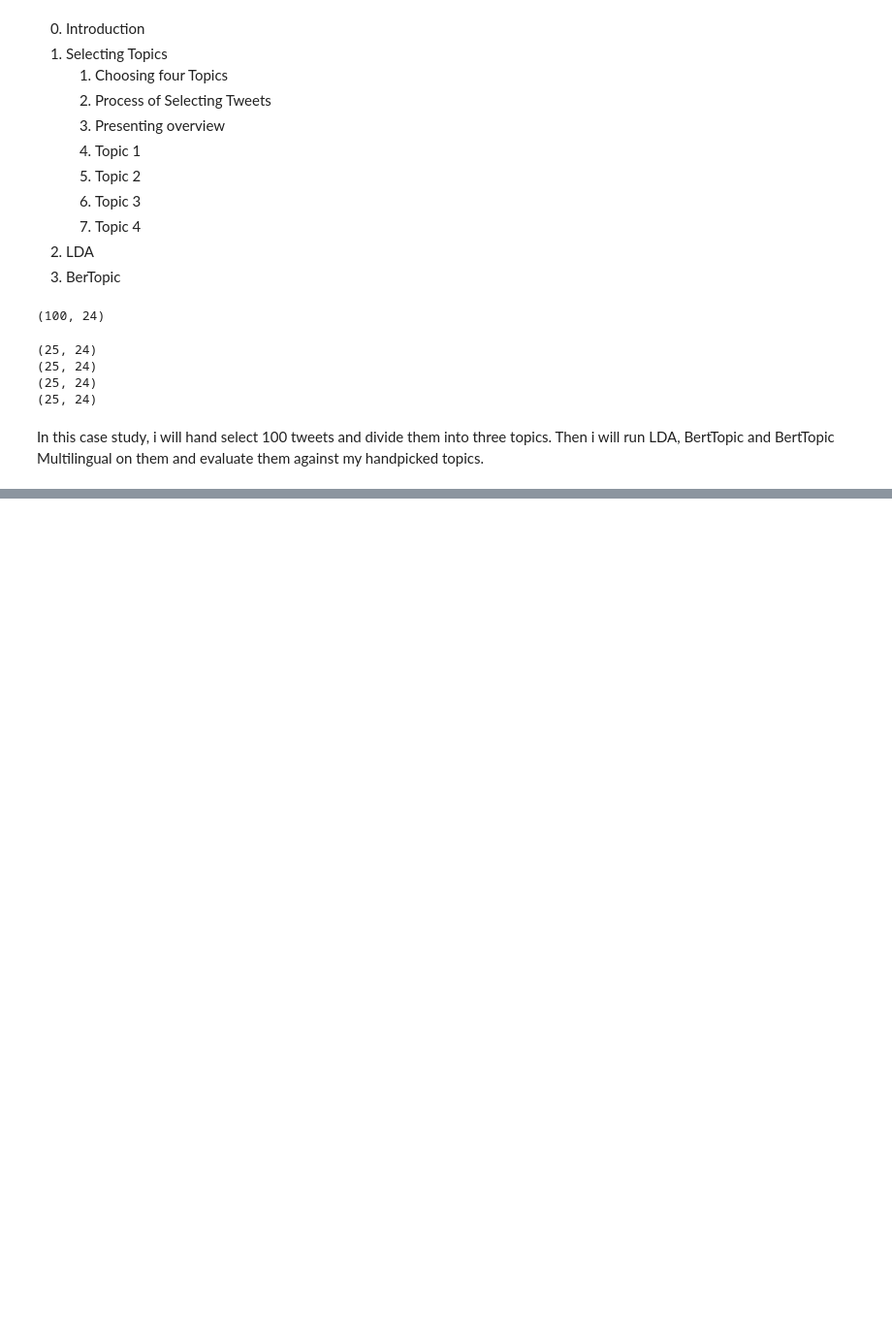
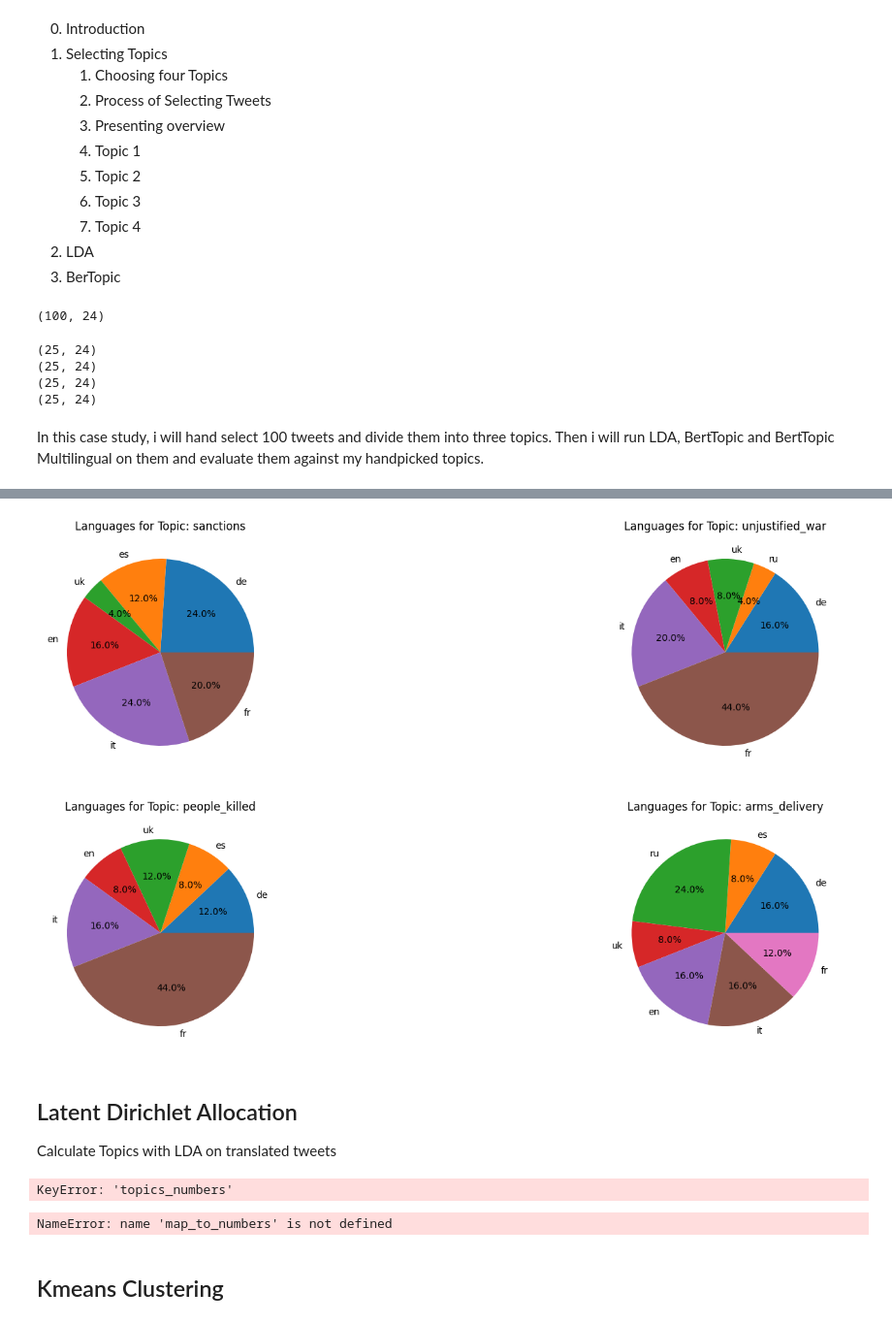
Before and after one commit to Freshpinguin/TopicAnalysisRUWTweets, a Jupyter notebook: 09CaseStudy.ipynb, the cells around one changed output, grey strips where cells are left out. Shown at 97% size. Cells and saved outputs as stored; diff of their text form; code cells hidden in the pictures; blank space fills up the shorter version.

```diff
--- a/09CaseStudy.ipynb
+++ b/09CaseStudy.ipynb
@@ -65,0 +148,26 @@ Index(['Unnamed: 0.2', 'Unnamed: 0.1', 'Unnamed: 0', 'text', 'translated',
+# %%
+import numpy as np
+
+fig, axis = plt.subplots(2, 2)
+
+fig.tight_layout()
+
+
+for ind, ax in enumerate(axis.reshape(-1)):
+
+    df_lang = df.query(f"topics=='{topic_names[ind]}'")
+    languages = df_lang["lang"].unique()
+    language_counts = [df_lang.query(f"lang=='{la}'").shape[0] for la in languages]
+    language_freq = np.array(
+        [la_co / sum(language_counts) for la_co in language_counts]
+    )
+    freqs = language_freq
+
+    ax.pie(freqs, labels=languages, autopct="%1.1f%%")
+    ax.title.set_text(f"Languages for Topic: {topic_names[ind]}")
+plt.show()
+# %% [output]
+[figure, added]
+# %% [markdown]
+## Latent Dirichlet Allocation
+Calculate Topics with LDA on translated tweets
@@ -65,0 +202,10 @@ Index(['Unnamed: 0.2', 'Unnamed: 0.1', 'Unnamed: 0', 'text', 'translated',
+# %%
+get_best_topics(lda_topic_list, df["topics_numbers"].to_list())
+# %% [output]
+KeyError: 'topics_numbers'
+# %%
+map_to_numbers(df["topics_numbers"].to_list(), lda_topic_list[0])
+# %% [output]
+NameError: name 'map_to_numbers' is not defined
+# %% [markdown]
+## Kmeans Clustering
```
Also changed, not shown: parts of 46 cells of this notebook, 15 other files.
